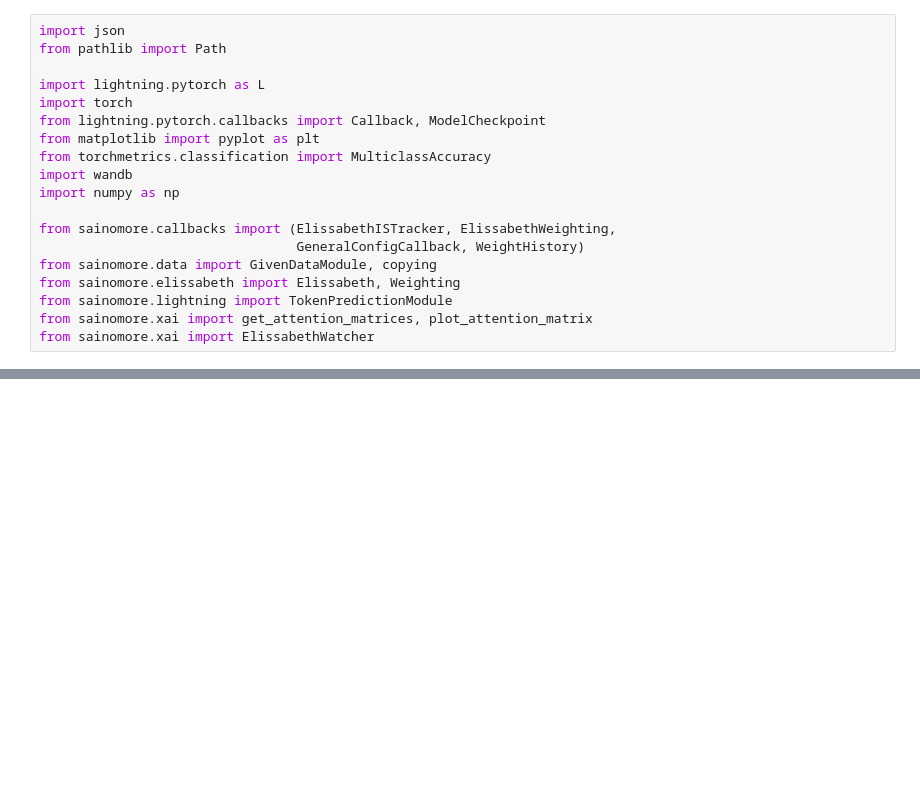
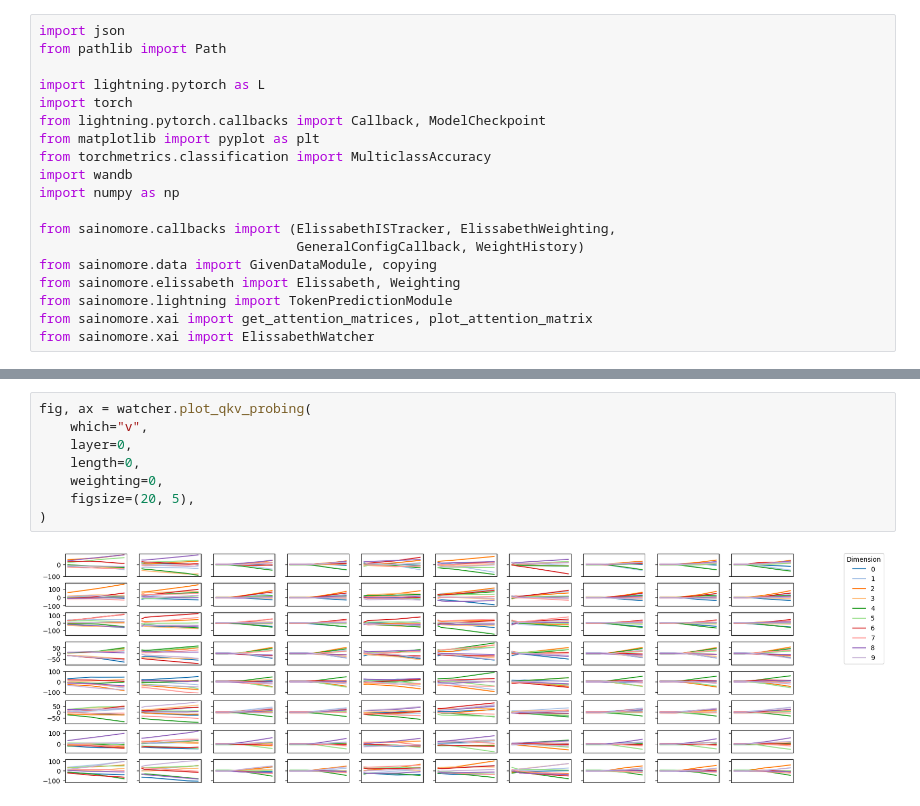
Before and after one commit to irkri/elissabeth, a Jupyter notebook: projects/copying/test.ipynb, the cells around one changed output, grey strips where cells are left out. Drawn from its saved outputs; the diff is of its cells as text; blank space fills up the shorter version.

```diff
--- a/projects/copying/test.ipynb
+++ b/projects/copying/test.ipynb
@@ -128,0 +99,10 @@ fig, ax = watcher.plot_qkv_probing(
+# %%
+fig, ax = watcher.plot_qkv_probing(
+    which="v",
+    layer=0,
+    length=0,
+    weighting=0,
+    figsize=(20, 5),
+)
+# %% [output]
+[figure, added]
```
Also changed, not shown: parts of 11 cells of this notebook, 5 other files.
